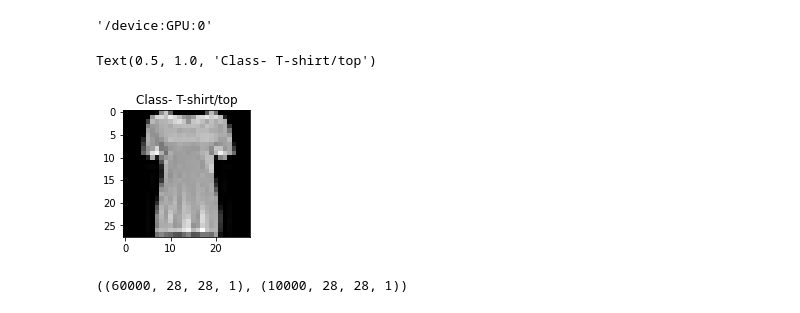
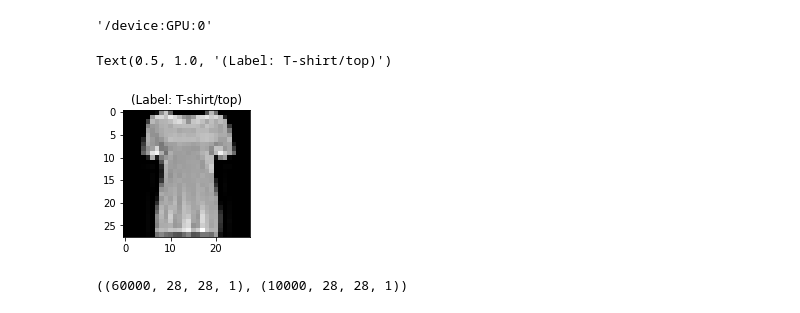
Before and after one commit to varun-chitale/fashion-mnist-classifier, a Jupyter notebook: notebook.ipynb, the cells around one changed output. Drawn from its saved outputs; the diff is of its cells as text; code cells hidden in the pictures.

```diff
--- a/notebook.ipynb
+++ b/notebook.ipynb
@@ -47,15 +45,15 @@ label_dict = {
 # %%
 plt.figure(figsize=[5,5])
 
-# Seeing what the images look like
+# Display the first image in training data
 plt.subplot(121)
 curr_img = np.reshape(x_train[10], (28,28))
 curr_lbl = y_train[10]
 plt.imshow(curr_img, cmap='gray')
-plt.title(f"Class- {label_dict[curr_lbl]}")
+plt.title("(Label: " + str(label_dict[curr_lbl]) + ")")
 # %% [output]
-Text(0.5, 1.0, 'Class- T-shirt/top')
+Text(0.5, 1.0, '(Label: T-shirt/top)')
-[figure, old version]
+[figure, new version]
 # %%
 # Data Preprocessing
 x_train = x_train.reshape(-1, 28,28, 1)
```
Also changed, not shown: parts of 17 cells of this notebook, 7 other files.
